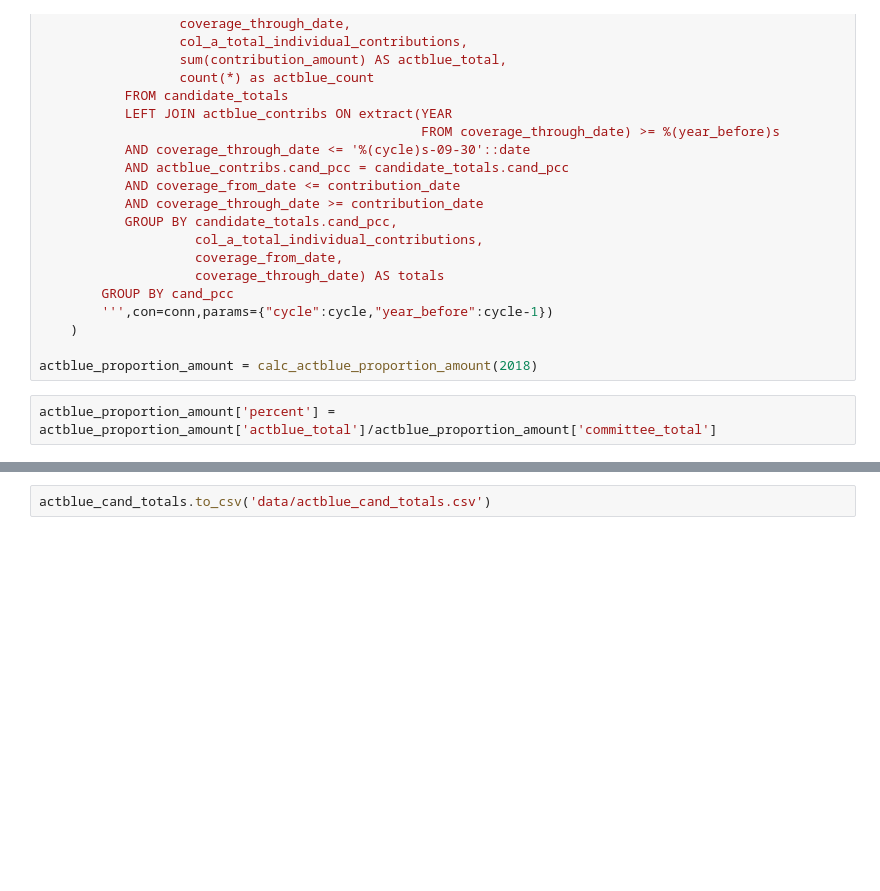
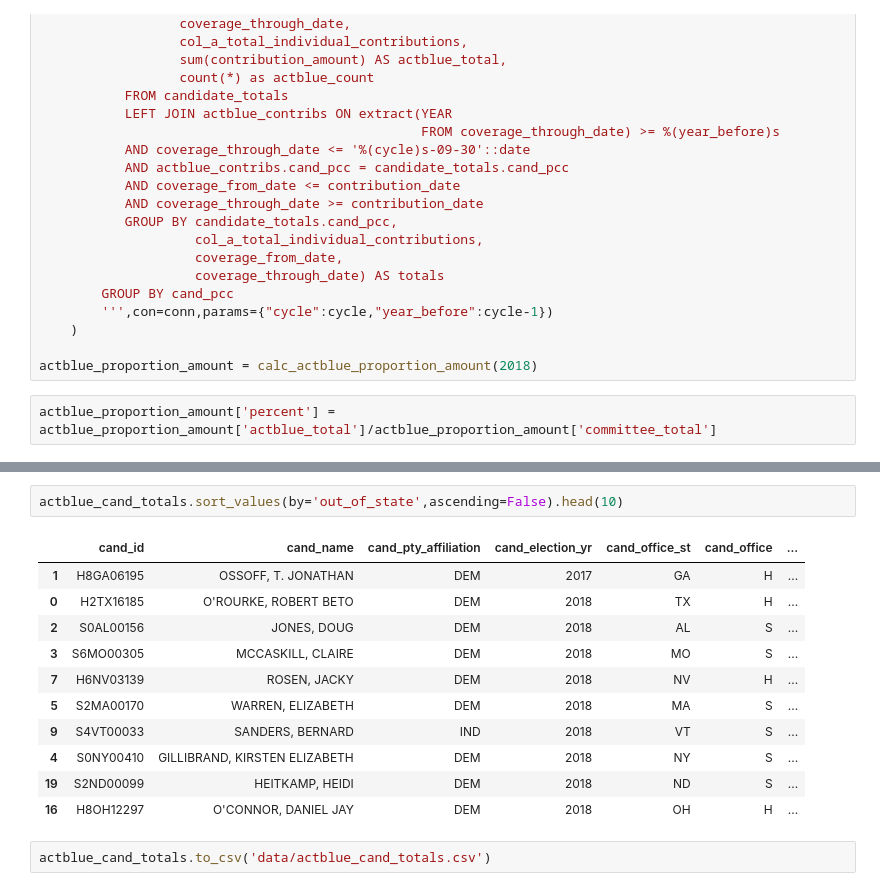
Before and after one commit to PublicI/actblue-analysis, a Jupyter notebook: analysis.ipynb, the cells around one changed output, grey strips where cells are left out. Saved outputs shown, nothing was run; the diff lists cells and outputs as text; blank space fills up the shorter version.

```diff
--- a/analysis.ipynb
+++ b/analysis.ipynb
@@ -845,3 +864,17 @@ actblue_cand_totals
+# %%
+actblue_cand_totals.sort_values(by='out_of_state',ascending=False).head(10)
+# %% [output]
+|  | cand_id | cand_name | cand_pty_affiliation | cand_election_yr | cand_office_st | cand_office | ... |
+| 1 | H8GA06195 | OSSOFF, T. JONATHAN | DEM | 2017 | GA | H | ... |
+| 0 | H2TX16185 | O'ROURKE, ROBERT BETO | DEM | 2018 | TX | H | ... |
+| 2 | S0AL00156 | JONES, DOUG | DEM | 2018 | AL | S | ... |
+| 3 | S6MO00305 | MCCASKILL, CLAIRE | DEM | 2018 | MO | S | ... |
+| 7 | H6NV03139 | ROSEN, JACKY | DEM | 2018 | NV | H | ... |
+| 5 | S2MA00170 | WARREN, ELIZABETH | DEM | 2018 | MA | S | ... |
+| 9 | S4VT00033 | SANDERS, BERNARD | IND | 2018 | VT | S | ... |
+| 4 | S0NY00410 | GILLIBRAND, KIRSTEN ELIZABETH | DEM | 2018 | NY | S | ... |
+| 19 | S2ND00099 | HEITKAMP, HEIDI | DEM | 2018 | ND | S | ... |
+| 16 | H8OH12297 | O'CONNOR, DANIEL JAY | DEM | 2018 | OH | H | ... |
 # %%
 actblue_cand_totals.to_csv('data/actblue_cand_totals.csv')
 # %%
```
Also changed, not shown: parts of 6 cells of this notebook, 4 other files.
